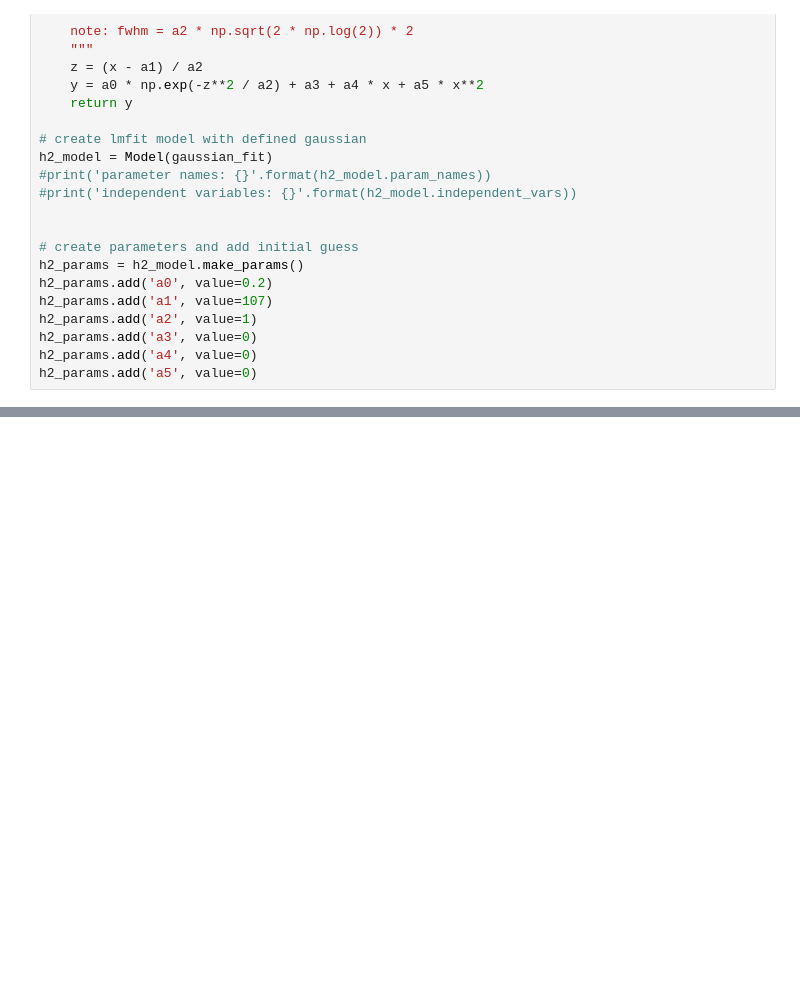
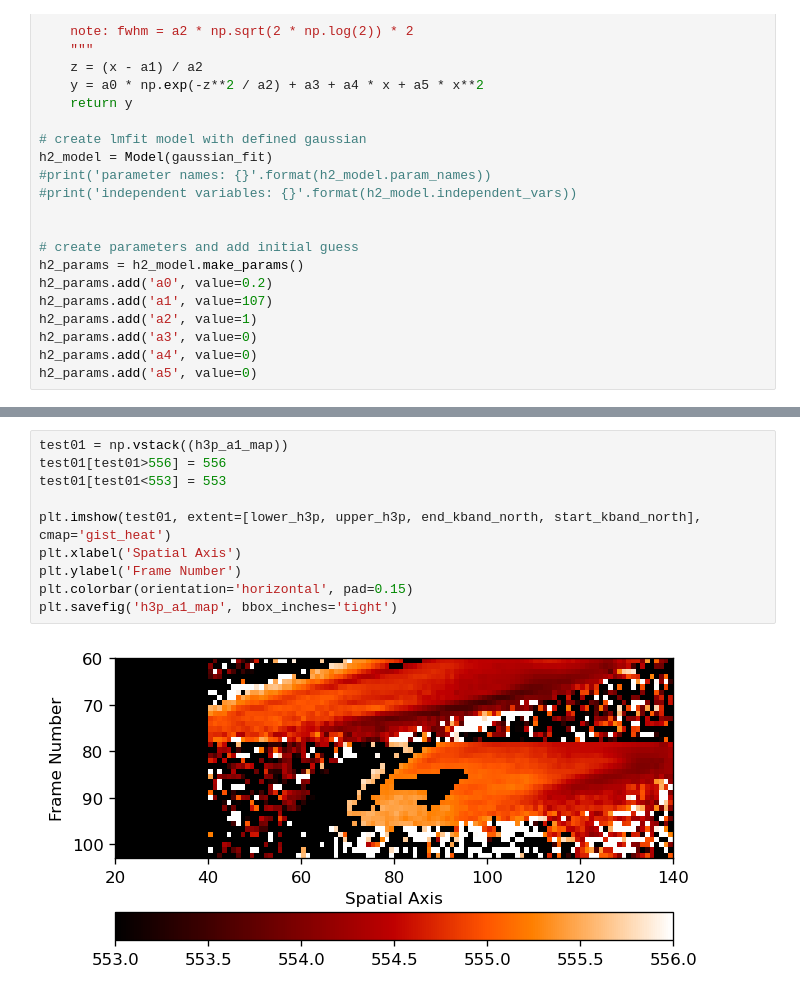
Before and after one commit to ruoyanwangdr/Dynamics-of-Jovian-Infrared-Auroral-Ionosphere-and-Thermosphere, a Jupyter notebook: h3p_map.ipynb, the cells around one changed output, grey strips where cells are left out. Cells and saved outputs as stored; diff of their text form; blank space fills up the shorter version.

```diff
--- a/h3p_map.ipynb
+++ b/h3p_map.ipynb
@@ -385,0 +456,12 @@ plt.colorbar(im, cax=cax)
+# %%
+test01 = np.vstack((h3p_a1_map))
+test01[test01>556] = 556
+test01[test01<553] = 553
+
+plt.imshow(test01, extent=[lower_h3p, upper_h3p, end_kband_north, start_kband_north], cmap='gist_heat')
+plt.xlabel('Spatial Axis')
+plt.ylabel('Frame Number')
+plt.colorbar(orientation='horizontal', pad=0.15)
+plt.savefig('h3p_a1_map', bbox_inches='tight')
+# %% [output]
+[figure, added]
```
Also changed, not shown: parts of 15 cells of this notebook.
